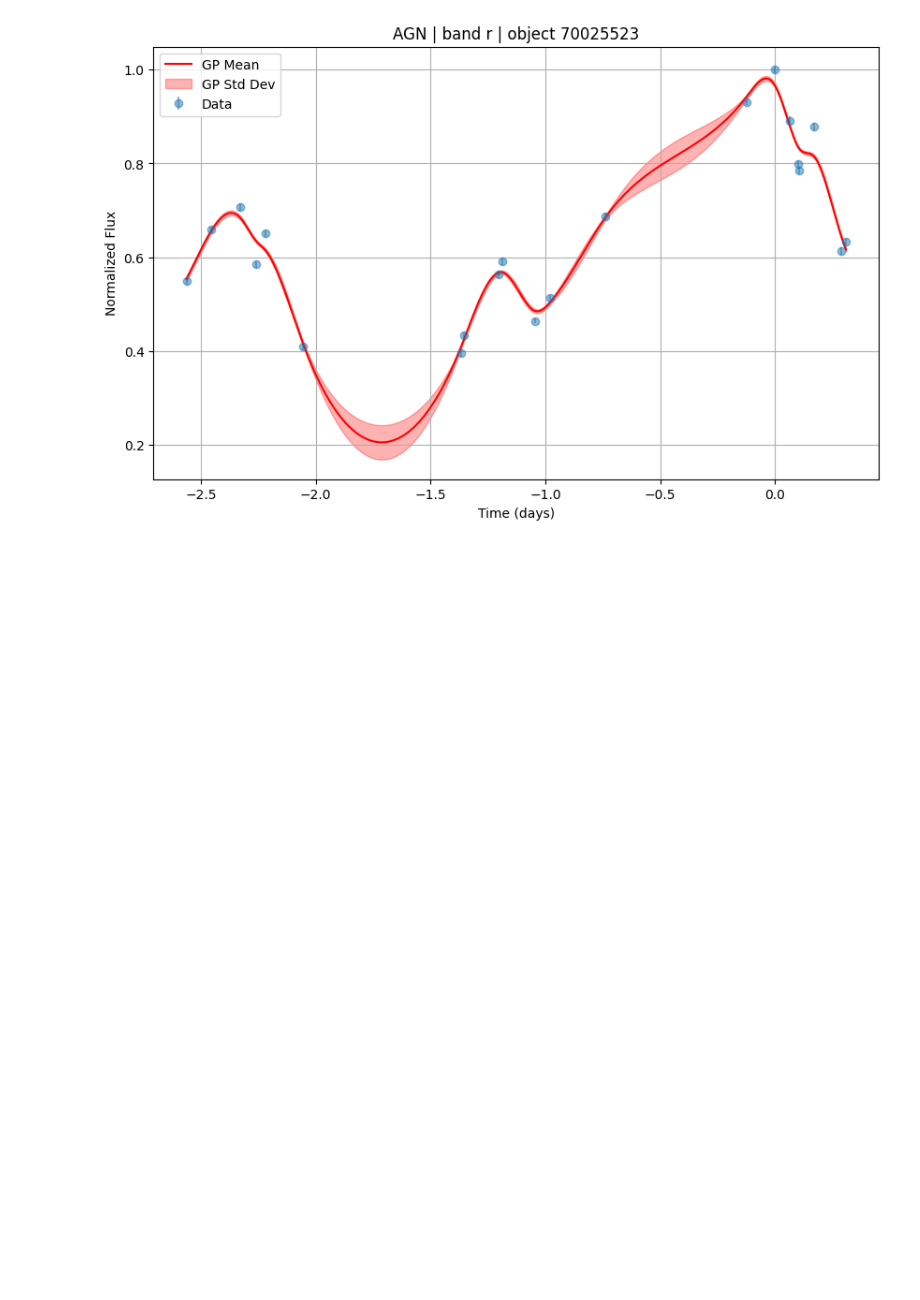
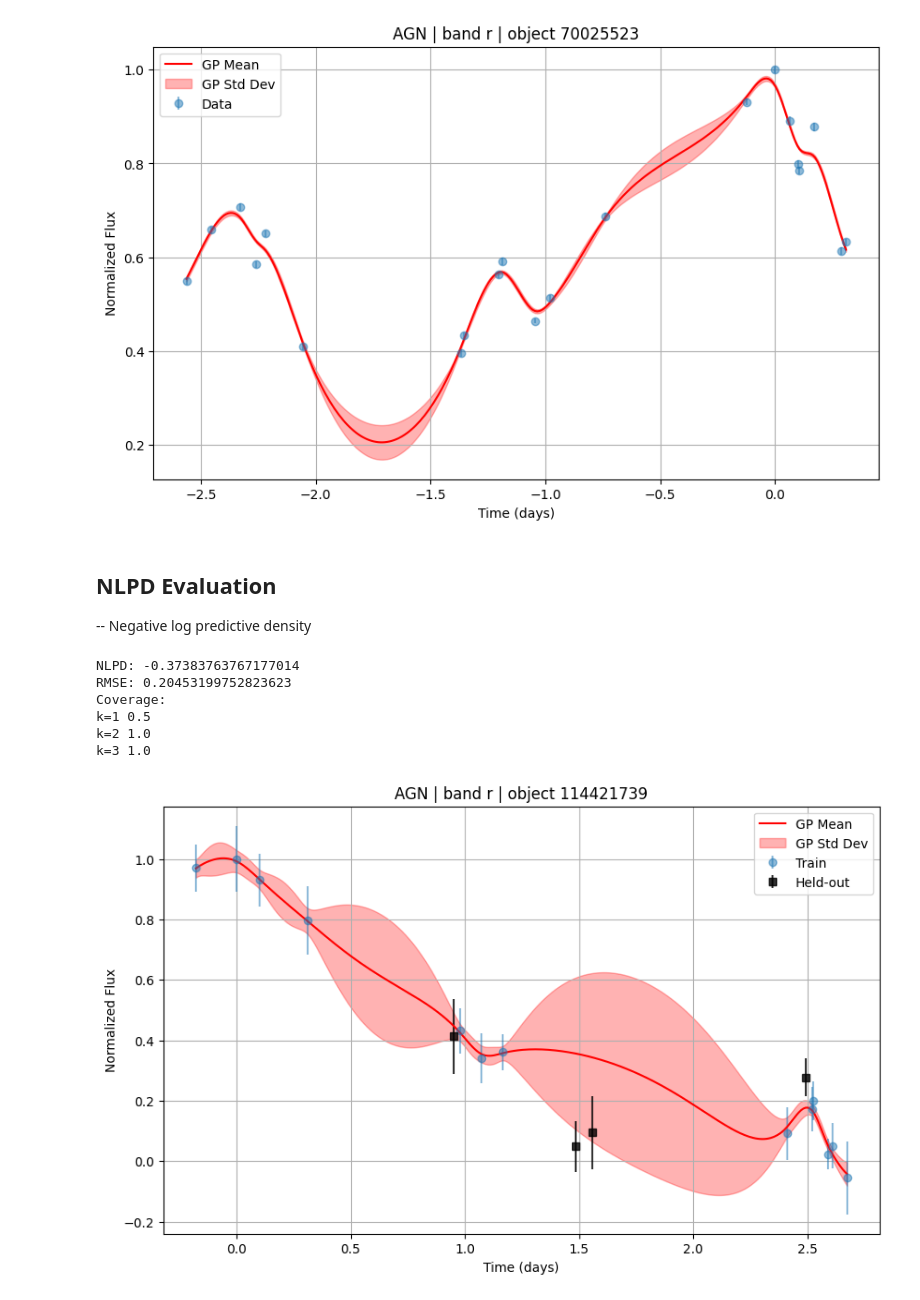
Before and after one commit to xinyi-BPC/multiband-gp, a Jupyter notebook: main.ipynb, the cells around one changed output. Drawn from its saved outputs; the diff is of its cells as text; code cells hidden in the pictures; blank space fills up the shorter version.

Commit message:
include the evaluation and calibration of single-output GP model

```diff
--- a/main.ipynb
+++ b/main.ipynb
@@ -285,3 +293,41 @@ kernel after fit: 1**2 * Matern(length_scale=0.5, nu=1.5)
 ell = 1.0
 kernel after fit: 1**2 * Matern(length_scale=1, nu=1.5)
 [figure]
+# %% [markdown]
+## NLPD Evaluation
+-- Negative log predictive density
+# %%
+
+plasticc_iter = iter(dset_plasticc)
+# %%
+example = next(plasticc_iter)
+data = process_one_obj_one_band(example, target_band='r')
+train_data, heldout_data = split_train_heldout_observations(
+    data,
+    heldout_fraction=0.2,
+    random_state=0,
+    strategy="random",  # or "last"
+)
+
+gp = fit_basic_gp(train_data, kernel_type="matern")
+nlpd = evaluate_heldout_nlpd(gp, heldout_data)
+rmse = evaluate_heldout_rmse(gp, heldout_data)
+coverage1 = cover_factor(gp, heldout_data, sigma_multiplier=1.0)
+coverage2 = cover_factor(gp, heldout_data, sigma_multiplier=2.0)
+coverage3 = cover_factor(gp, heldout_data, sigma_multiplier=3.0)
+
+print("NLPD:", nlpd["mean_nlpd"])
+print("RMSE:", rmse["rmse"])
+print("Coverage:")
+print("k=1", coverage1)   # ~68% for a well-calibrated model
+print("k=2", coverage2)   # ~95% for a well-calibrated model
+print("k=3", coverage3)   # ~99% for a well-calibrated model
+plot_gp_fit(gp, train_data, heldout_data=heldout_data)
+# %% [output]
+NLPD: -0.37383763767177014
+RMSE: 0.20453199752823623
+Coverage:
+k=1 0.5
+k=2 1.0
+k=3 1.0
+[figure, added]
```
Also changed, not shown: parts of 9 cells of this notebook, 3 other files.
